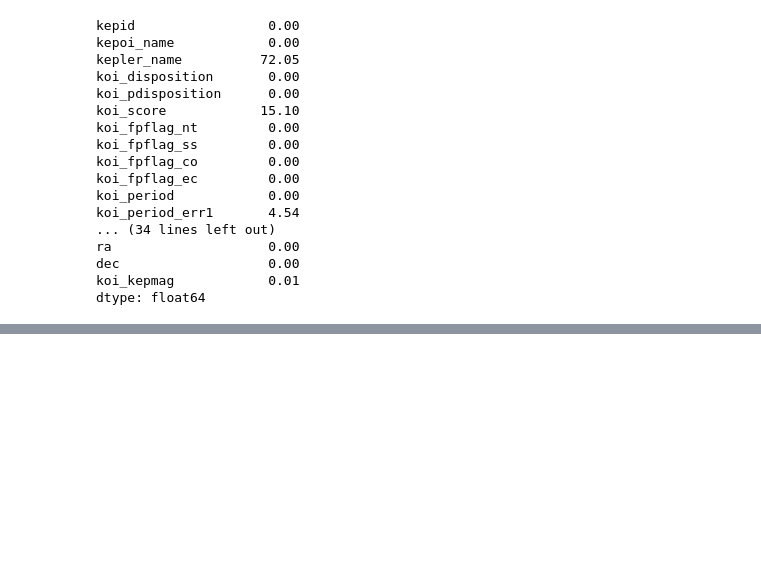
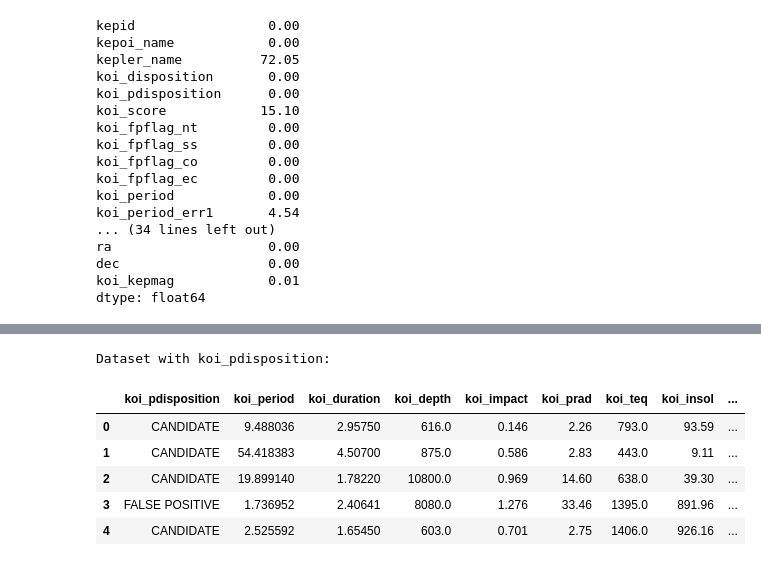
Before and after one commit to SomeRandomTV/2M2L, a Jupyter notebook: Projects/OrbitalFish/notebooks/exploration.ipynb, the cells around one changed output, grey strips where cells are left out. Cells and saved outputs as stored; diff of their text form; code cells hidden in the pictures; blank space fills up the shorter version.

```diff
--- a/Projects/OrbitalFish/notebooks/exploration.ipynb
+++ b/Projects/OrbitalFish/notebooks/exploration.ipynb
@@ -107,0 +216,11 @@ There are:
+# %%
+print("Dataset with koi_pdisposition: ")
+exoplanets_1.head()
+# %% [output]
+Dataset with koi_pdisposition:
+|  | koi_pdisposition | koi_period | koi_duration | koi_depth | koi_impact | koi_prad | koi_teq | koi_insol | ... |
+| 0 | CANDIDATE | 9.488036 | 2.95750 | 616.0 | 0.146 | 2.26 | 793.0 | 93.59 | ... |
+| 1 | CANDIDATE | 54.418383 | 4.50700 | 875.0 | 0.586 | 2.83 | 443.0 | 9.11 | ... |
+| 2 | CANDIDATE | 19.899140 | 1.78220 | 10800.0 | 0.969 | 14.60 | 638.0 | 39.30 | ... |
+| 3 | FALSE POSITIVE | 1.736952 | 2.40641 | 8080.0 | 1.276 | 33.46 | 1395.0 | 891.96 | ... |
+| 4 | CANDIDATE | 2.525592 | 1.65450 | 603.0 | 0.701 | 2.75 | 1406.0 | 926.16 | ... |
```
Also changed, not shown: parts of 34 cells of this notebook, 1 other file.
